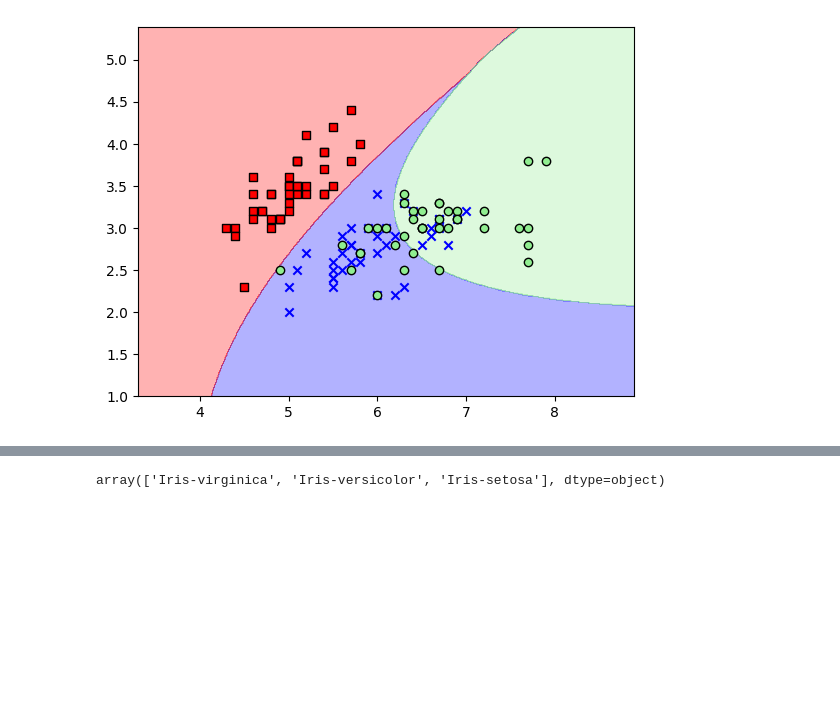
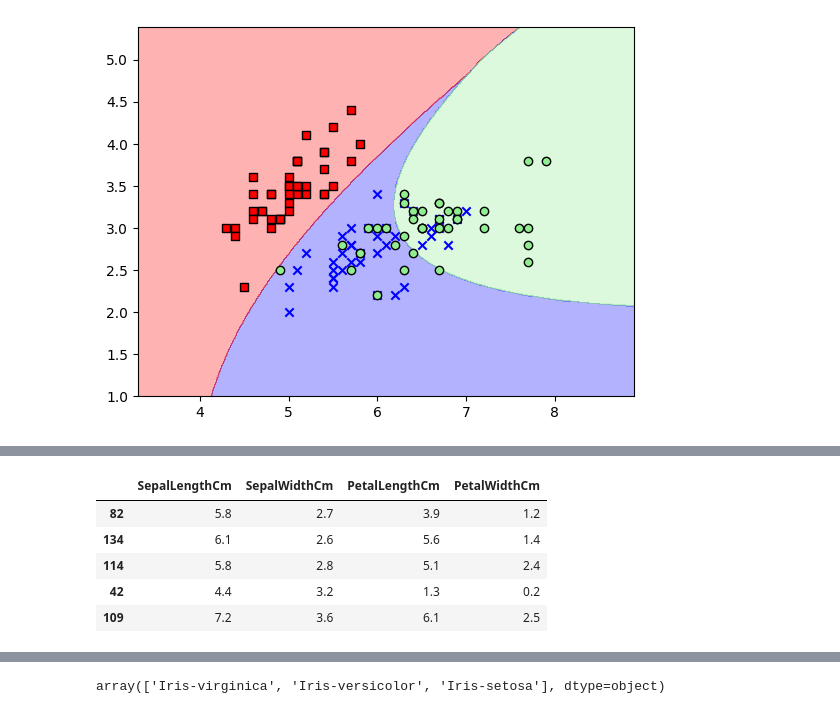
Before and after one commit to MaximillianJacob/Udemy, a Jupyter notebook: machine_learning_classification_bootcamp_in_python/py/3_KNN/K-Nearest Neighbour for IRIS plant Classification - Questions.ipynb, the cells around one changed output, grey strips where cells are left out. Saved outputs shown, nothing was run; the diff lists cells and outputs as text; code cells hidden in the pictures; blank space fills up the shorter version.

```diff
--- a/machine_learning_classification_bootcamp_in_python/py/3_KNN/K-Nearest Neighbour for IRIS plant Classification - Questions.ipynb
+++ b/machine_learning_classification_bootcamp_in_python/py/3_KNN/K-Nearest Neighbour for IRIS plant Classification - Questions.ipynb
@@ -1343,0 +1357,9 @@ for i, j in enumerate(np.unique(y_set)):
+# %%
+X_test2.head()
+# %% [output]
+|  | SepalLengthCm | SepalWidthCm | PetalLengthCm | PetalWidthCm |
+| 82 | 5.8 | 2.7 | 3.9 | 1.2 |
+| 134 | 6.1 | 2.6 | 5.6 | 1.4 |
+| 114 | 5.8 | 2.8 | 5.1 | 2.4 |
+| 42 | 4.4 | 3.2 | 1.3 | 0.2 |
+| 109 | 7.2 | 3.6 | 6.1 | 2.5 |
```
Also changed, not shown: parts of 9 cells of this notebook.
